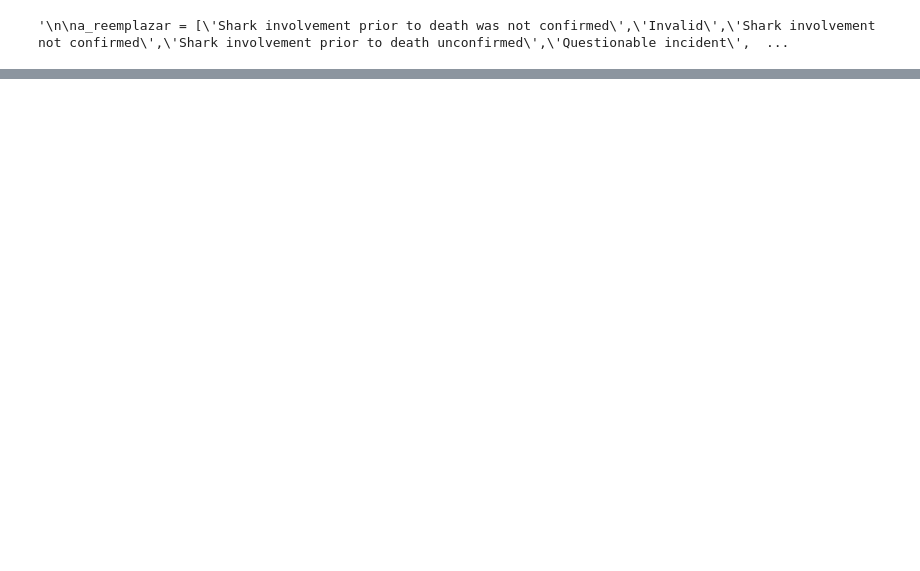
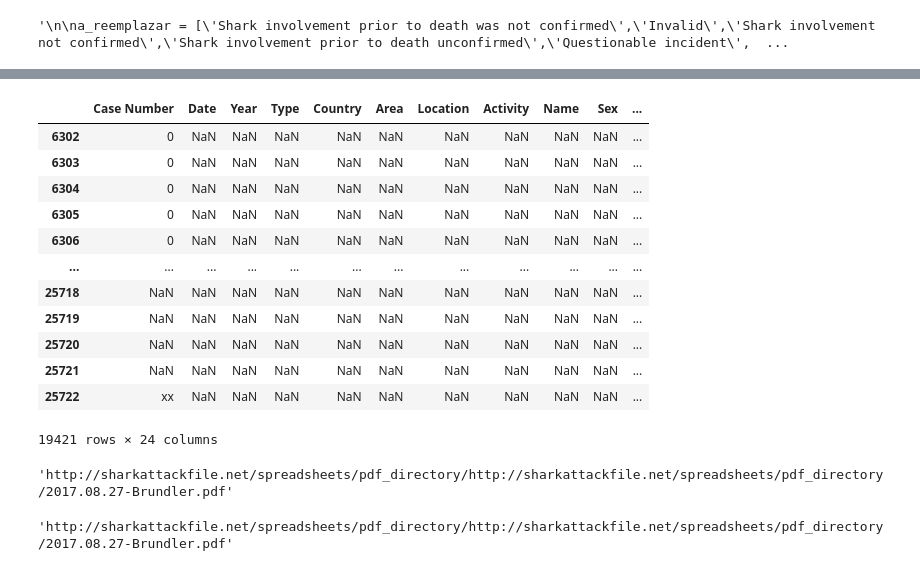
Before and after one commit to carolinariveraa/-CarolinaRivera-Sharks-, a Jupyter notebook: Notebook/main.ipynb, the cells around one changed output, grey strips where cells are left out. Saved outputs shown, nothing was run; the diff lists cells and outputs as text; code cells hidden in the pictures; blank space fills up the shorter version.

```diff
--- a/Notebook/main.ipynb
+++ b/Notebook/main.ipynb
@@ -908,0 +886,7 @@ Name: Species, Length: 25723, dtype: object
+# %%
+sharks["Species"] = sharks["Species"].replace('Shark involvement prior to death was not confirmed', 'Shark involvement not confirmed')
+sharks["Species"] = sharks["Species"].replace('Invalid', 'Shark involvement not confirmed')
+sharks["Species"] = sharks["Species"].replace('Shark involvement prior to death unconfirmed', 'Shark involvement not confirmed')
+sharks["Species"] = sharks["Species"].replace('Questionable incident', 'Shark involvement not confirmed')
+sharks["Species"] = sharks["Species"].replace('Questionable', 'Shark involvement not confirmed')
+sharks["Species"] = sharks["Species"].replace('Questionable', 'Shark involvement not confirmed')
@@ -908,0 +937,2 @@ Name: Species, Length: 25723, dtype: object
+# %%
+sharks['Investigator or Source'].fillna('Unknown', inplace=True)
@@ -908,0 +941,4 @@ Name: Species, Length: 25723, dtype: object
+# %%
+sharks = sharks.rename(columns={'pdf': 'Case File (PDF)'})
+# %%
+sharks['Case File (PDF)'].fillna('Unknown', inplace=True)
@@ -908,0 +962,32 @@ Name: Species, Length: 25723, dtype: object
+# %%
+#busco en que filas el elemento no coincide
+
+# Crear una serie booleana que indique si href es diferente a href formula
+condicion = sharks['href'] != sharks['href formula']
+
+# Seleccionar las filas donde la condición es verdadera
+filas_diferentes = sharks[condicion]
+
+filas_diferentes
+# %% [output]
+|  | Case Number | Date | Year | Type | Country | Area | Location | Activity | Name | Sex | ... |
+| 6302 | 0 | NaN | NaN | NaN | NaN | NaN | NaN | NaN | NaN | NaN | ... |
+| 6303 | 0 | NaN | NaN | NaN | NaN | NaN | NaN | NaN | NaN | NaN | ... |
+| 6304 | 0 | NaN | NaN | NaN | NaN | NaN | NaN | NaN | NaN | NaN | ... |
+| 6305 | 0 | NaN | NaN | NaN | NaN | NaN | NaN | NaN | NaN | NaN | ... |
+| 6306 | 0 | NaN | NaN | NaN | NaN | NaN | NaN | NaN | NaN | NaN | ... |
+| ... | ... | ... | ... | ... | ... | ... | ... | ... | ... | ... | ... |
+| 25718 | NaN | NaN | NaN | NaN | NaN | NaN | NaN | NaN | NaN | NaN | ... |
+| 25719 | NaN | NaN | NaN | NaN | NaN | NaN | NaN | NaN | NaN | NaN | ... |
+| 25720 | NaN | NaN | NaN | NaN | NaN | NaN | NaN | NaN | NaN | NaN | ... |
+| 25721 | NaN | NaN | NaN | NaN | NaN | NaN | NaN | NaN | NaN | NaN | ... |
+| 25722 | xx | NaN | NaN | NaN | NaN | NaN | NaN | NaN | NaN | NaN | ... |
+19421 rows × 24 columns
+# %%
+sharks['href'][96]
+# %% [output]
+'http://sharkattackfile.net/spreadsheets/pdf_directory/http://sharkattackfile.net/spreadsheets/pdf_directory/2017.08.27-Brundler.pdf'
+# %%
+sharks['href formula'][96]
+# %% [output]
+'http://sharkattackfile.net/spreadsheets/pdf_directory/http://sharkattackfile.net/spreadsheets/pdf_directory/2017.08.27-Brundler.pdf'
```
Also changed, not shown: parts of 17 cells of this notebook.
